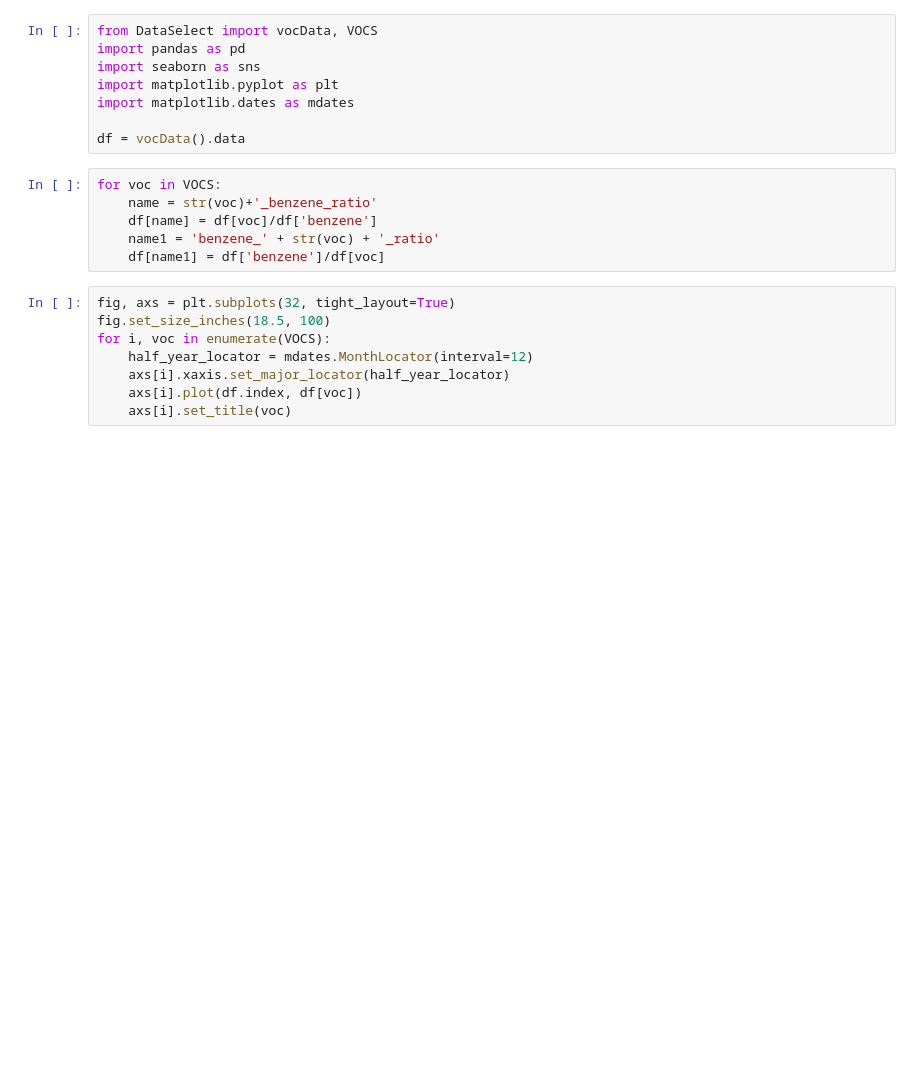
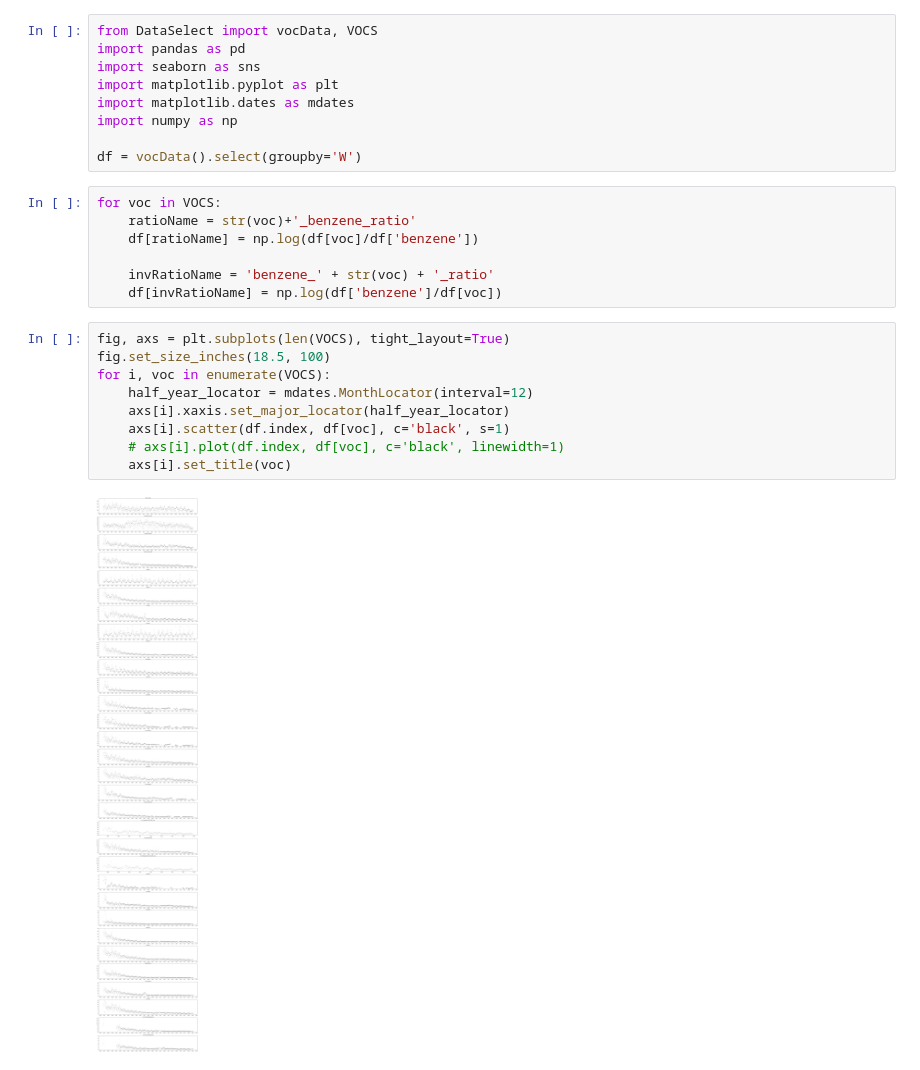
Before and after one commit to felciabatta/Volatile-Organic-Compounds, a Jupyter notebook: ratios.ipynb, the cells around one changed output. Cells and saved outputs as stored; diff of their text form; blank space fills up the shorter version.

Commit message:
now uses log(ratio)

```diff
--- a/ratios.ipynb
+++ b/ratios.ipynb
@@ -4,20 +4,25 @@ import pandas as pd
 import seaborn as sns
 import matplotlib.pyplot as plt
 import matplotlib.dates as mdates
+import numpy as np
 
-df = vocData().data
+df = vocData().select(groupby='W')
 # %%
 for voc in VOCS:
-    name = str(voc)+'_benzene_ratio'
-    df[name] = df[voc]/df['benzene']
-    name1 = 'benzene_' + str(voc) + '_ratio'
-    df[name1] = df['benzene']/df[voc]
+    ratioName = str(voc)+'_benzene_ratio'
+    df[ratioName] = np.log(df[voc]/df['benzene'])
+
+    invRatioName = 'benzene_' + str(voc) + '_ratio'
+    df[invRatioName] = np.log(df['benzene']/df[voc])
 # %%
-fig, axs = plt.subplots(32, tight_layout=True)
+fig, axs = plt.subplots(len(VOCS), tight_layout=True)
 fig.set_size_inches(18.5, 100)
 for i, voc in enumerate(VOCS):
     half_year_locator = mdates.MonthLocator(interval=12)
     axs[i].xaxis.set_major_locator(half_year_locator)
-    axs[i].plot(df.index, df[voc])
+    axs[i].scatter(df.index, df[voc], c='black', s=1)
+    # axs[i].plot(df.index, df[voc], c='black', linewidth=1)
     axs[i].set_title(voc)
+# %% [output]
+[figure, added]
 # %%
```
Also changed, not shown: parts of 2 cells of this notebook.
